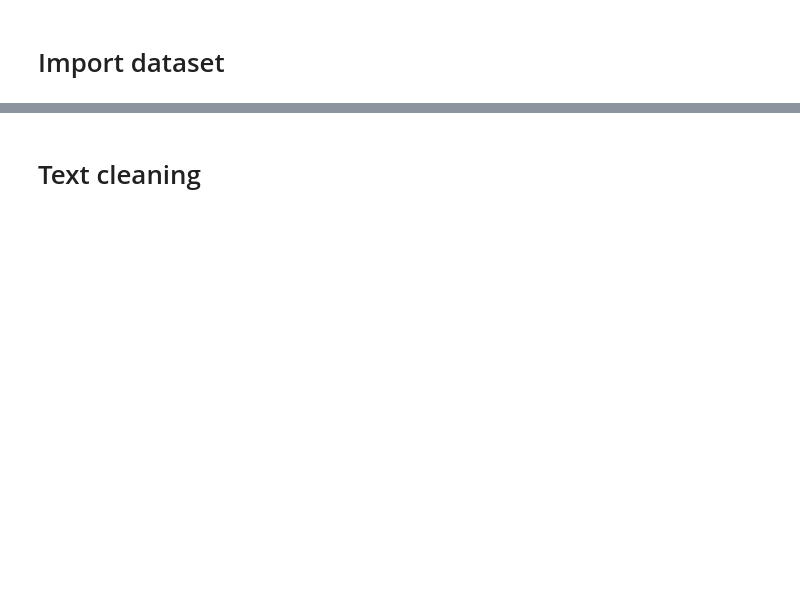
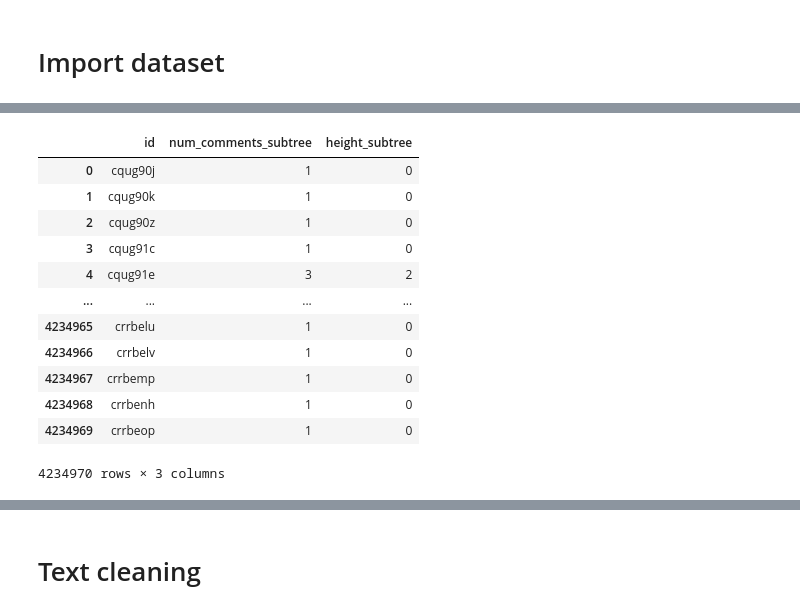
Before and after one commit to nershman/AskRedditScorePrediction, a Jupyter notebook: DungLe/project_reddit.ipynb, the cells around one changed output, grey strips where cells are left out. Drawn from its saved outputs; the diff is of its cells as text; code cells hidden in the pictures; blank space fills up the shorter version.

```diff
--- a/DungLe/project_reddit.ipynb
+++ b/DungLe/project_reddit.ipynb
@@ -36,0 +172,24 @@ ind = (df['body'] != 'deleted') & (df['body'] != '[deleted]') & df['body'].notna
+# %%
+def features_extract(r):
+    subtree = dfs_tree(G, r)
+    num_comment = subtree.number_of_nodes()
+    height_subtree = nx.dag_longest_path_length(subtree)
+    return [r, num_comment, height_subtree]
+
+result2 = P.map(features_extract, df.id)
+result2 = pd.DataFrame(result2, columns = ['id', 'num_comments_subtree', 'height_subtree'])
+result2
+# %% [output]
+|  | id | num_comments_subtree | height_subtree |
+| 0 | cqug90j | 1 | 0 |
+| 1 | cqug90k | 1 | 0 |
+| 2 | cqug90z | 1 | 0 |
+| 3 | cqug91c | 1 | 0 |
+| 4 | cqug91e | 3 | 2 |
+| ... | ... | ... | ... |
+| 4234965 | crrbelu | 1 | 0 |
+| 4234966 | crrbelv | 1 | 0 |
+| 4234967 | crrbemp | 1 | 0 |
+| 4234968 | crrbenh | 1 | 0 |
+| 4234969 | crrbeop | 1 | 0 |
+4234970 rows × 3 columns
```
Also changed, not shown: parts of 44 cells of this notebook.
